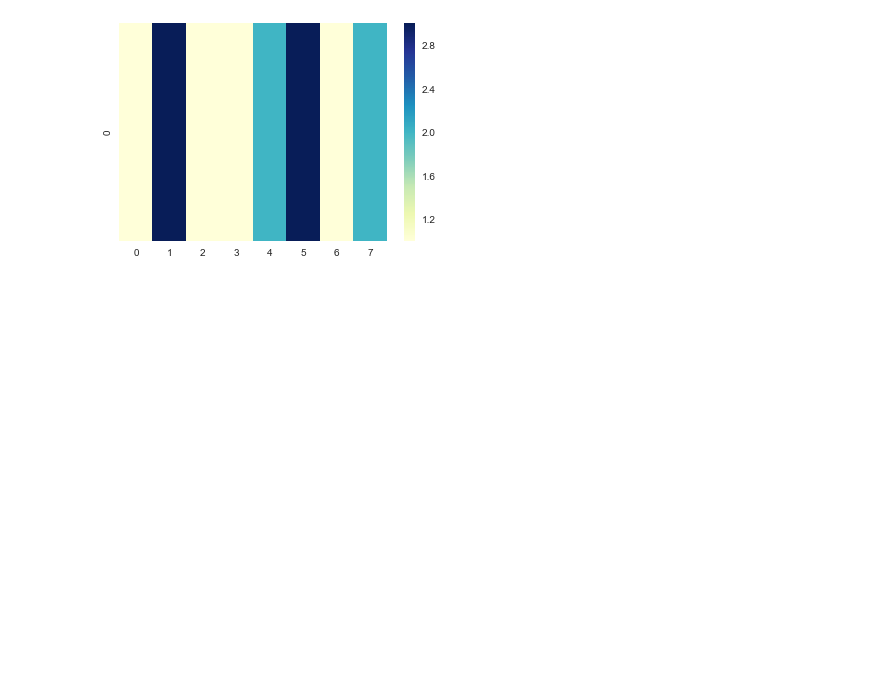
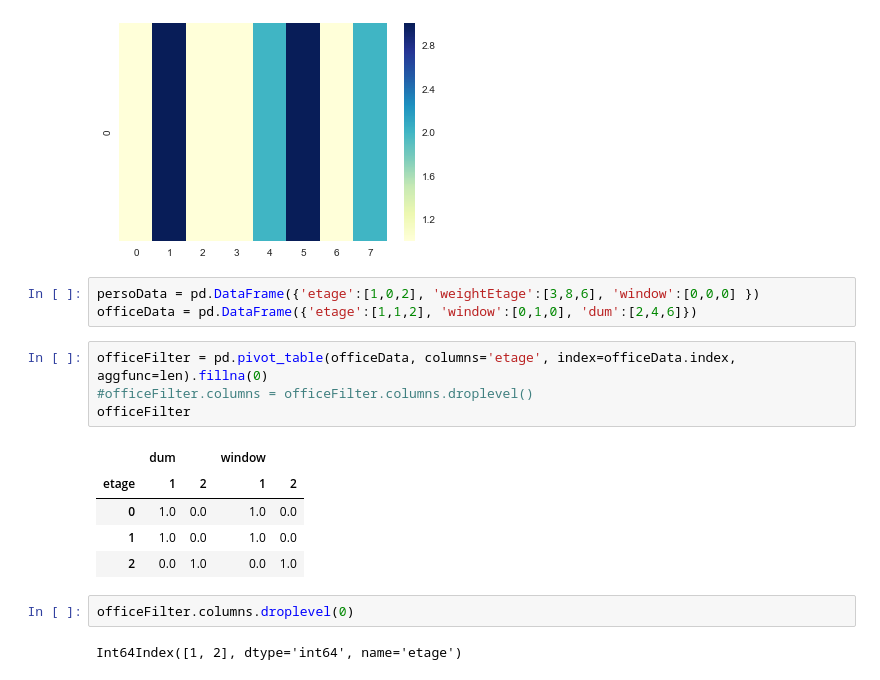
Before and after one commit to cgoudet/RoomOptimisation, a Jupyter notebook: RoomOptimisation.ipynb, the cells around one changed output. Saved outputs shown, nothing was run; the diff lists cells and outputs as text; blank space fills up the shorter version.

```diff
--- a/RoomOptimisation.ipynb
+++ b/RoomOptimisation.ipynb
@@ -252,3 +254,20 @@ ax = sns.heatmap([y],cmap="YlGnBu")
 plt.show()
 # %% [output]
 [figure]
+# %%
+persoData = pd.DataFrame({'etage':[1,0,2], 'weightEtage':[3,8,6], 'window':[0,0,0] })
+officeData = pd.DataFrame({'etage':[1,1,2], 'window':[0,1,0], 'dum':[2,4,6]})
+# %%
+officeFilter = pd.pivot_table(officeData, columns='etage', index=officeData.index, aggfunc=len).fillna(0)
+#officeFilter.columns = officeFilter.columns.droplevel()
+officeFilter
+# %% [output]
+|  | dum |  | window |  |
+| etage | 1 | 2 | 1 | 2 |
+| 0 | 1.0 | 0.0 | 1.0 | 0.0 |
+| 1 | 1.0 | 0.0 | 1.0 | 0.0 |
+| 2 | 0.0 | 1.0 | 0.0 | 1.0 |
+# %%
+officeFilter.columns.droplevel(0)
+# %% [output]
+Int64Index([1, 2], dtype='int64', name='etage')
```
Also changed, not shown: parts of 1 cell of this notebook, 1 other file.
